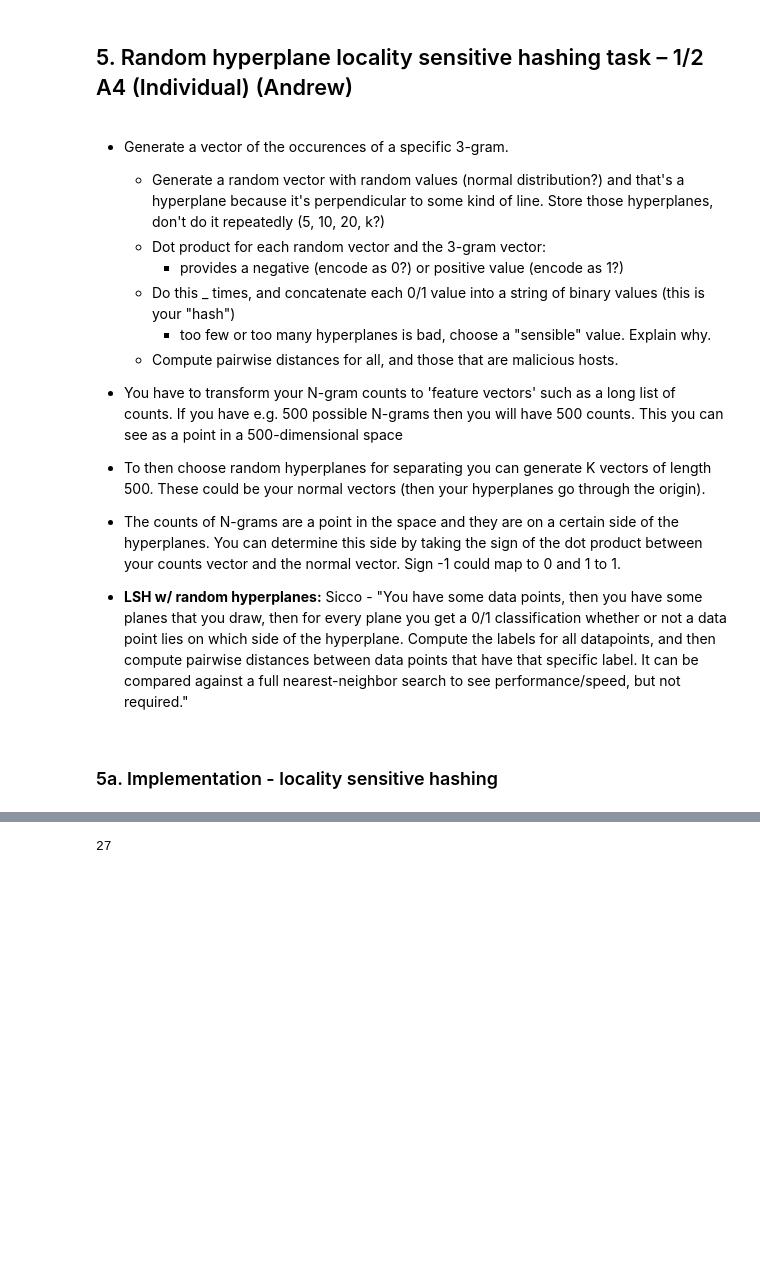
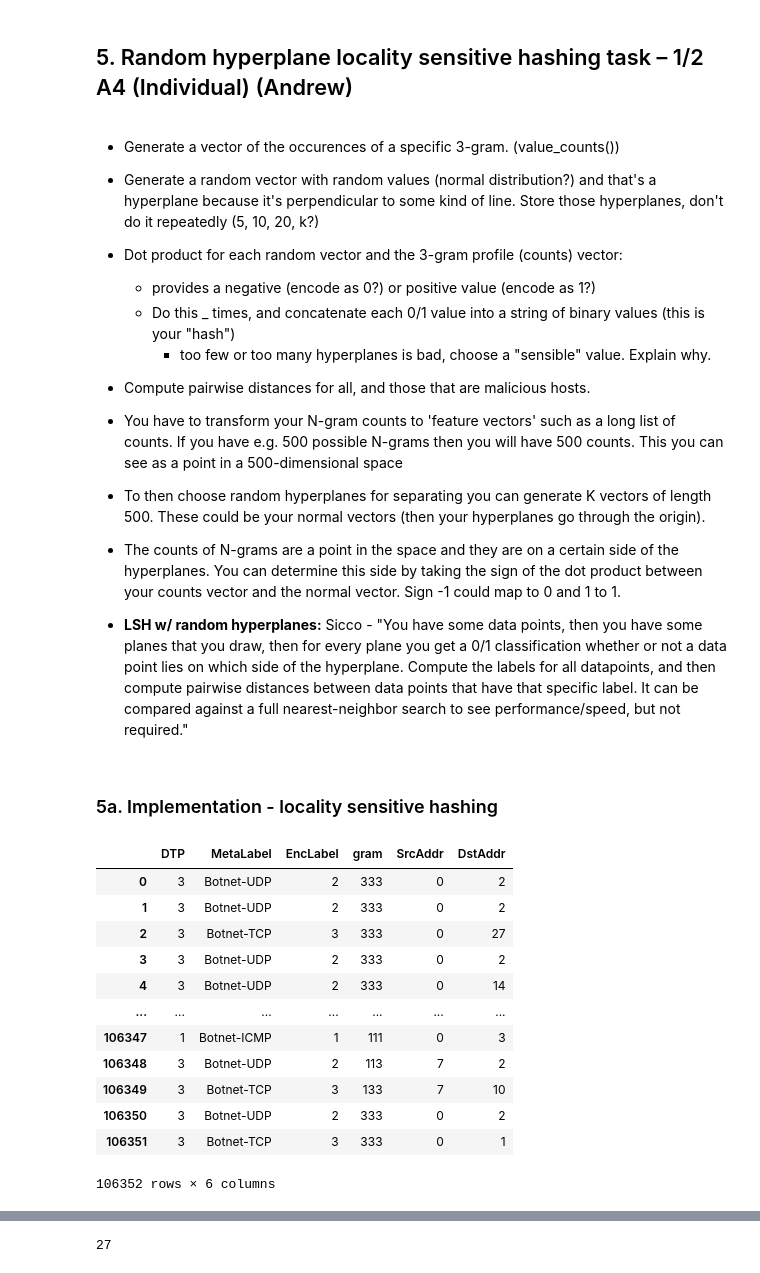
Before and after one commit to awrgold/cyber_data_analytics, a Jupyter notebook: Lab3_v5.ipynb, the cells around one changed output, grey strips where cells are left out. Drawn from its saved outputs; the diff is of its cells as text; code cells hidden in the pictures; blank space fills up the shorter version.

```diff
--- a/Lab3_v5.ipynb
+++ b/Lab3_v5.ipynb
@@ -658,13 +661,13 @@ We can see from the results above that once we reach the dimensions of `w = e/0.
 # %% [markdown]
 ## 5. Random hyperplane locality sensitive hashing task – 1/2 A4 (Individual) (Andrew)
 # %% [markdown]
-- Generate a vector of the occurences of a specific 3-gram.
-    - Generate a random vector with random values (normal distribution?) and that's a hyperplane because it's perpendicular to some kind of line. Store those hyperplanes, don't do it repeatedly (5, 10, 20, k?)
-    - Dot product for each random vector and the 3-gram vector:
-        - provides a negative (encode as 0?) or positive value (encode as 1?)
+- Generate a vector of the occurences of a specific 3-gram. (value_counts())
+- Generate a random vector with random values (normal distribution?) and that's a hyperplane because it's perpendicular to some kind of line. Store those hyperplanes, don't do it repeatedly (5, 10, 20, k?)
+- Dot product for each random vector and the 3-gram profile (counts) vector:
+    - provides a negative (encode as 0?) or positive value (encode as 1?)
     - Do this _ times, and concatenate each 0/1 value into a string of binary values (this is your "hash")
         - too few or too many hyperplanes is bad, choose a "sensible" value. Explain why.
-    - Compute pairwise distances for all, and those that are malicious hosts.
+- Compute pairwise distances for all, and those that are malicious hosts.
 
 
 - You have to transform your N-gram counts to 'feature vectors' such as a long list of counts. If you have e.g. 500 possible N-grams then you will have 500 counts. This you can see as a point in a 500-dimensional space
@@ -680,0 +689,16 @@ df_10_x['DstAddr'] = df_10_enc.DstAddr
+# %%
+df_10_x
+# %% [output]
+|  | DTP | MetaLabel | EncLabel | gram | SrcAddr | DstAddr |
+| 0 | 3 | Botnet-UDP | 2 | 333 | 0 | 2 |
+| 1 | 3 | Botnet-UDP | 2 | 333 | 0 | 2 |
+| 2 | 3 | Botnet-TCP | 3 | 333 | 0 | 27 |
+| 3 | 3 | Botnet-UDP | 2 | 333 | 0 | 2 |
+| 4 | 3 | Botnet-UDP | 2 | 333 | 0 | 14 |
+| ... | ... | ... | ... | ... | ... | ... |
+| 106347 | 1 | Botnet-ICMP | 1 | 111 | 0 | 3 |
+| 106348 | 3 | Botnet-UDP | 2 | 113 | 7 | 2 |
+| 106349 | 3 | Botnet-TCP | 3 | 133 | 7 | 10 |
+| 106350 | 3 | Botnet-UDP | 2 | 333 | 0 | 2 |
+| 106351 | 3 | Botnet-TCP | 3 | 333 | 0 | 1 |
+106352 rows × 6 columns
```
Also changed, not shown: parts of 13 cells of this notebook.
